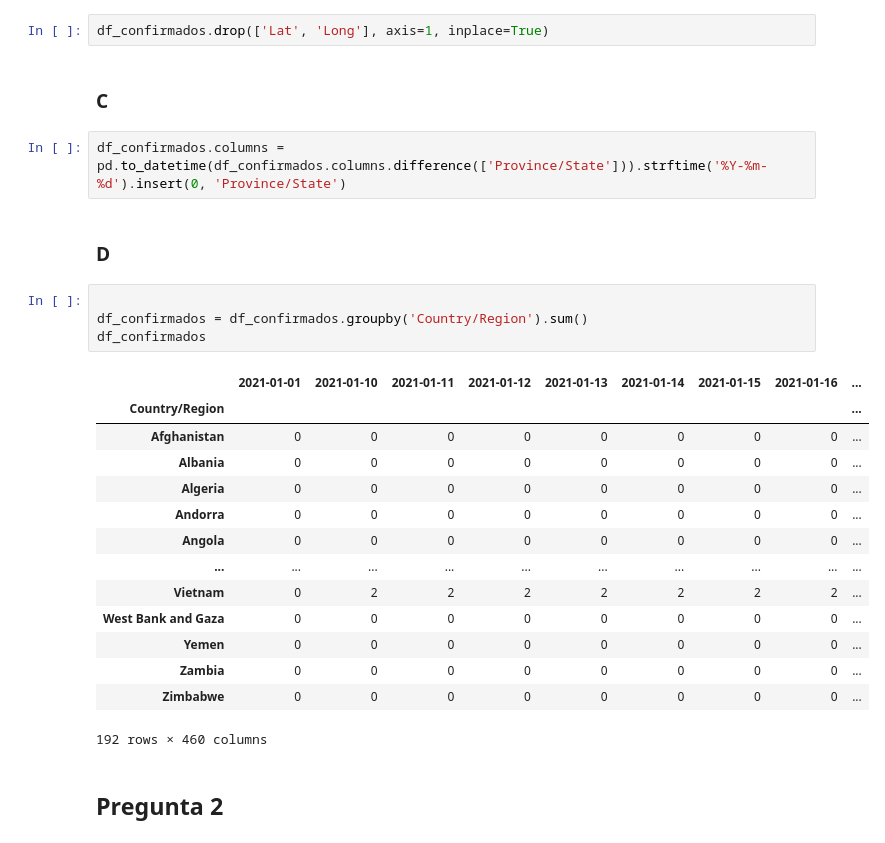
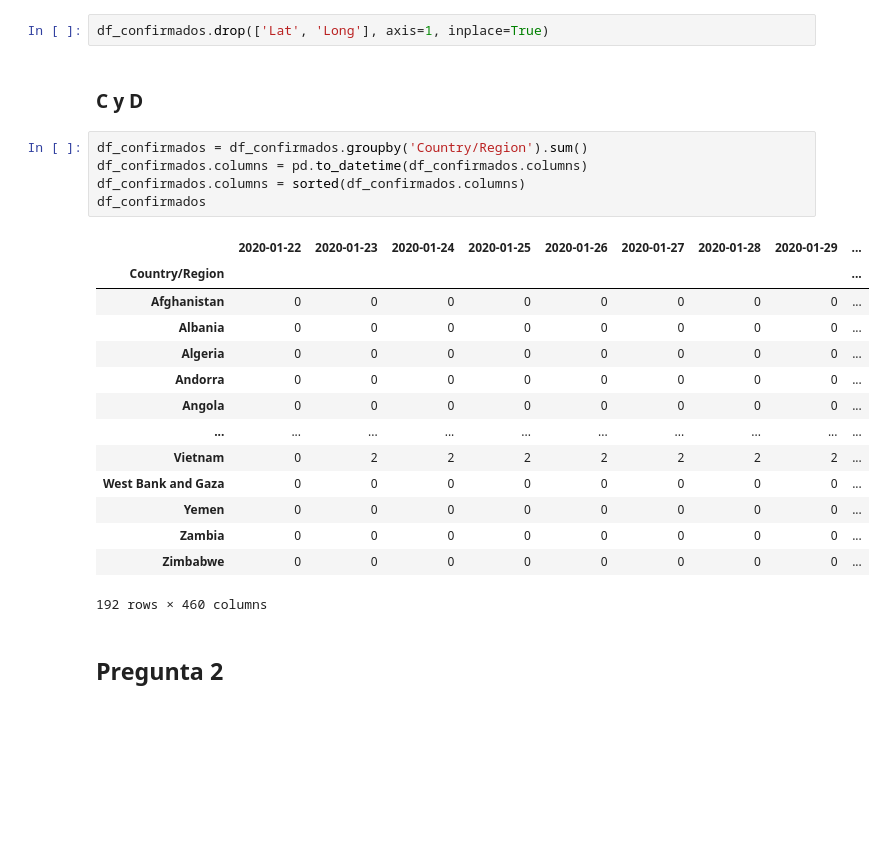
Before and after one commit to fehrmann11/Tarea-1-COVID-19, a Jupyter notebook: info147_tarea1.ipynb, the cells around one changed output. Saved outputs shown, nothing was run; the diff lists cells and outputs as text; blank space fills up the shorter version.

```diff
--- a/info147_tarea1.ipynb
+++ b/info147_tarea1.ipynb
@@ -59,17 +59,14 @@ df_confirmados = pd.read_csv('data/covid19_confirmados.csv', index_col='Country/
 # %%
 df_confirmados.drop(['Lat', 'Long'], axis=1, inplace=True)
 # %% [markdown]
-### C
+### C y D
-# %%
-df_confirmados.columns = pd.to_datetime(df_confirmados.columns.difference(['Province/State'])).strftime('%Y-%m-%d').insert(0, 'Province/State')
-# %% [markdown]
-### D
 # %%
-
 df_confirmados = df_confirmados.groupby('Country/Region').sum()
+df_confirmados.columns = pd.to_datetime(df_confirmados.columns)
+df_confirmados.columns = sorted(df_confirmados.columns)
 df_confirmados
 # %% [output]
-|  | 2021-01-01 | 2021-01-10 | 2021-01-11 | 2021-01-12 | 2021-01-13 | 2021-01-14 | 2021-01-15 | 2021-01-16 | ... |
+|  | 2020-01-22 | 2020-01-23 | 2020-01-24 | 2020-01-25 | 2020-01-26 | 2020-01-27 | 2020-01-28 | 2020-01-29 | ... |
 | Country/Region |  |  |  |  |  |  |  |  | ... |
 | Afghanistan | 0 | 0 | 0 | 0 | 0 | 0 | 0 | 0 | ... |
 | Albania | 0 | 0 | 0 | 0 | 0 | 0 | 0 | 0 | ... |
```
Also changed, not shown: parts of 20 cells of this notebook.
